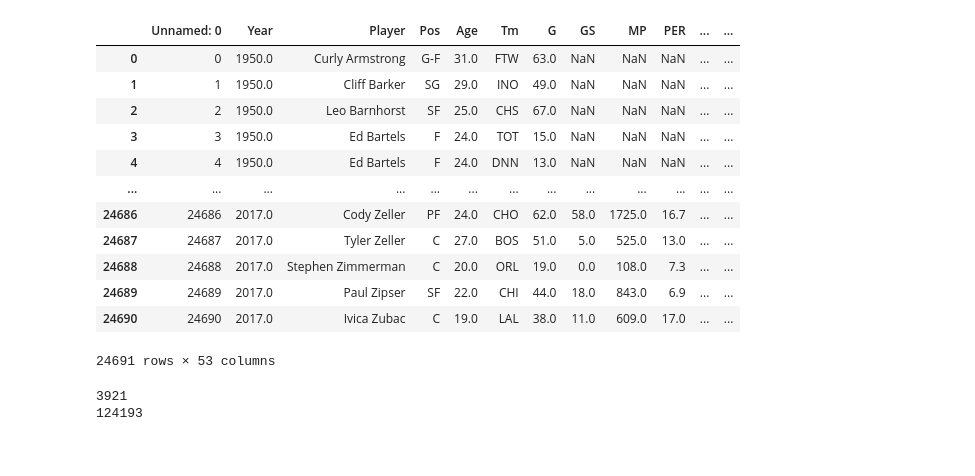
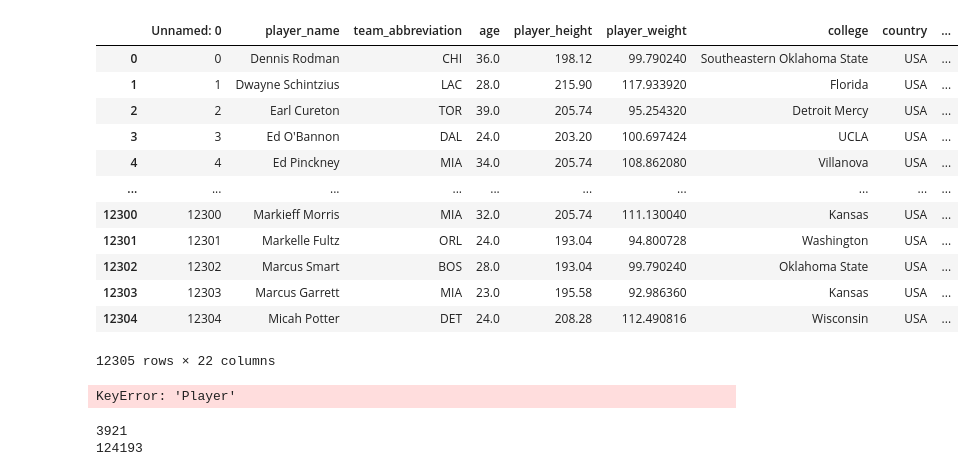
Before and after one commit to MarkusP1/CPSC-572-PROJ, a Jupyter notebook: nba_social_network.ipynb, the cells around one changed output. Drawn from its saved outputs; the diff is of its cells as text; code cells hidden in the pictures.

Commit message:
updated roster information to 2022 season

```diff
--- a/nba_social_network.ipynb
+++ b/nba_social_network.ipynb
@@ -38,37 +38,37 @@ def plot_degree_dist(G):
     ax.yaxis.set_ticks_position('left')
     ax.xaxis.set_ticks_position('bottom')
 # %%
-df = pd.read_csv('Seasons_Stats.csv')
+df = pd.read_csv('all_seasons.csv')
 display(df)
 # %% [output]
-|  | Unnamed: 0 | Year | Player | Pos | Age | Tm | G | GS | MP | PER | ... | ... |
-| 0 | 0 | 1950.0 | Curly Armstrong | G-F | 31.0 | FTW | 63.0 | NaN | NaN | NaN | ... | ... |
-| 1 | 1 | 1950.0 | Cliff Barker | SG | 29.0 | INO | 49.0 | NaN | NaN | NaN | ... | ... |
-| 2 | 2 | 1950.0 | Leo Barnhorst | SF | 25.0 | CHS | 67.0 | NaN | NaN | NaN | ... | ... |
-| 3 | 3 | 1950.0 | Ed Bartels | F | 24.0 | TOT | 15.0 | NaN | NaN | NaN | ... | ... |
-| 4 | 4 | 1950.0 | Ed Bartels | F | 24.0 | DNN | 13.0 | NaN | NaN | NaN | ... | ... |
-| ... | ... | ... | ... | ... | ... | ... | ... | ... | ... | ... | ... | ... |
-| 24686 | 24686 | 2017.0 | Cody Zeller | PF | 24.0 | CHO | 62.0 | 58.0 | 1725.0 | 16.7 | ... | ... |
-| 24687 | 24687 | 2017.0 | Tyler Zeller | C | 27.0 | BOS | 51.0 | 5.0 | 525.0 | 13.0 | ... | ... |
-| 24688 | 24688 | 2017.0 | Stephen Zimmerman | C | 20.0 | ORL | 19.0 | 0.0 | 108.0 | 7.3 | ... | ... |
-| 24689 | 24689 | 2017.0 | Paul Zipser | SF | 22.0 | CHI | 44.0 | 18.0 | 843.0 | 6.9 | ... | ... |
-| 24690 | 24690 | 2017.0 | Ivica Zubac | C | 19.0 | LAL | 38.0 | 11.0 | 609.0 | 17.0 | ... | ... |
+|  | Unnamed: 0 | player_name | team_abbreviation | age | player_height | player_weight | college | country | ... |
+| 0 | 0 | Dennis Rodman | CHI | 36.0 | 198.12 | 99.790240 | Southeastern Oklahoma State | USA | ... |
+| 1 | 1 | Dwayne Schintzius | LAC | 28.0 | 215.90 | 117.933920 | Florida | USA | ... |
+| 2 | 2 | Earl Cureton | TOR | 39.0 | 205.74 | 95.254320 | Detroit Mercy | USA | ... |
+| 3 | 3 | Ed O'Bannon | DAL | 24.0 | 203.20 | 100.697424 | UCLA | USA | ... |
+| 4 | 4 | Ed Pinckney | MIA | 34.0 | 205.74 | 108.862080 | Villanova | USA | ... |
+| ... | ... | ... | ... | ... | ... | ... | ... | ... | ... |
+| 12300 | 12300 | Markieff Morris | MIA | 32.0 | 205.74 | 111.130040 | Kansas | USA | ... |
+| 12301 | 12301 | Markelle Fultz | ORL | 24.0 | 193.04 | 94.800728 | Washington | USA | ... |
+| 12302 | 12302 | Marcus Smart | BOS | 28.0 | 193.04 | 99.790240 | Oklahoma State | USA | ... |
+| 12303 | 12303 | Marcus Garrett | MIA | 23.0 | 195.58 | 92.986360 | Kansas | USA | ... |
+| 12304 | 12304 | Micah Potter | DET | 24.0 | 208.28 | 112.490816 | Wisconsin | USA | ... |
-24691 rows × 53 columns
+12305 rows × 22 columns
 # %%
 G = nx.Graph()
 # %%
 added_player = []
 players = []
 for x in range(len(df)):
-    if df.loc[x]['Tm'] not in ['TOT']:
-        player =  df.loc[x]["Player"]
-        team =  df.loc[x]["Tm"]
-        year = df.loc[x]["Year"]
-        idv_player = []
-        idv_player.append(player)
-        idv_player.append(team)
-        idv_player.append(year)
-        players.append(idv_player)
+    # if df.loc[x]['Tm'] not in ['TOT']:
+    player =  df.loc[x]["player_name"]
+    team =  df.loc[x]["team_abbreviation"]
+    year = df.loc[x]["season"]
+    idv_player = []
+    idv_player.append(player)
+    idv_player.append(team)
+    idv_player.append(year)
+    players.append(idv_player)
     if player not in added_player:
         G.add_node(player, type='player', color='green')
         added_player.append(player)
@@ -77,6 +77,8 @@ for player1 in players:
     for player2 in players:
         if player1[1] == player2[1] and player1[2] == player2[2]:
             G.add_edge(player1[0], player2[0])
+# %% [output]
+KeyError: 'Player'
 # %%
 # print(G.nodes)
 print(G.number_of_nodes())
```
Also changed, not shown: 1 other file.
